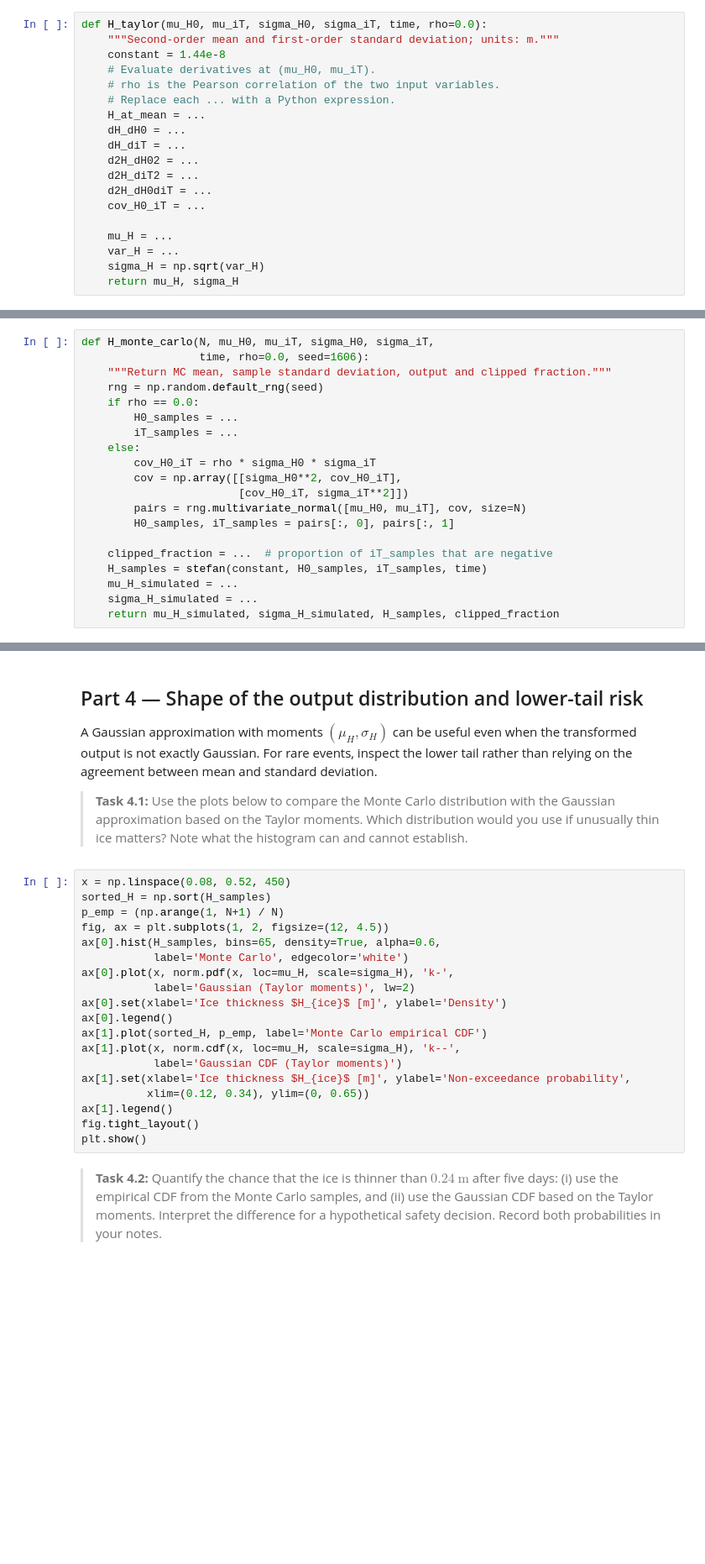
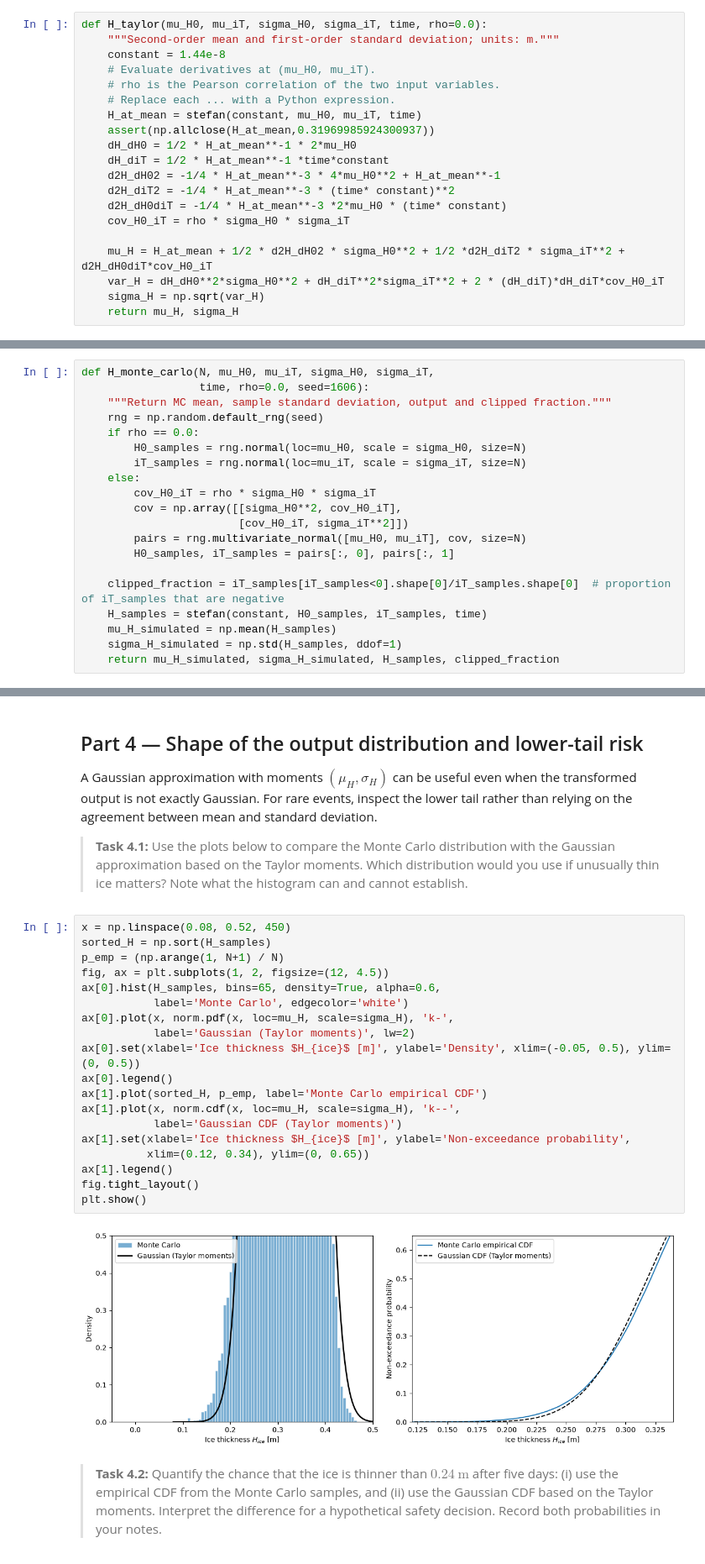
Before and after one commit to prajwalabc/GA1.6, a Jupyter notebook: icey_dicey.ipynb, the cells around one changed output, grey strips where cells are left out. Shown at 84% size. Drawn from its saved outputs; the diff is of its cells as text; blank space fills up the shorter version.

```diff
--- a/icey_dicey.ipynb
+++ b/icey_dicey.ipynb
@@ -75,16 +84,17 @@ def H_taylor(mu_H0, mu_iT, sigma_H0, sigma_iT, time, rho=0.0):
     # Evaluate derivatives at (mu_H0, mu_iT).
     # rho is the Pearson correlation of the two input variables.
     # Replace each ... with a Python expression.
-    H_at_mean = ...
-    dH_dH0 = ...
-    dH_diT = ...
-    d2H_dH02 = ...
-    d2H_diT2 = ...
-    d2H_dH0diT = ...
-    cov_H0_iT = ...
+    H_at_mean = stefan(constant, mu_H0, mu_iT, time)
+    assert(np.allclose(H_at_mean,0.31969985924300937))
+    dH_dH0 = 1/2 * H_at_mean**-1 * 2*mu_H0
+    dH_diT = 1/2 * H_at_mean**-1 *time*constant
+    d2H_dH02 = -1/4 * H_at_mean**-3 * 4*mu_H0**2 + H_at_mean**-1
+    d2H_diT2 = -1/4 * H_at_mean**-3 * (time* constant)**2
+    d2H_dH0diT = -1/4 * H_at_mean**-3 *2*mu_H0 * (time* constant)
+    cov_H0_iT = rho * sigma_H0 * sigma_iT
 
-    mu_H = ...
-    var_H = ...
+    mu_H = H_at_mean + 1/2 * d2H_dH02 * sigma_H0**2 + 1/2 *d2H_diT2 * sigma_iT**2 + d2H_dH0diT*cov_H0_iT
+    var_H = dH_dH0**2*sigma_H0**2 + dH_diT**2*sigma_iT**2 + 2 * (dH_diT)*dH_diT*cov_H0_iT
     sigma_H = np.sqrt(var_H)
     return mu_H, sigma_H
 # %% [markdown]
@@ -107,8 +121,8 @@ def H_monte_carlo(N, mu_H0, mu_iT, sigma_H0, sigma_iT,
     """Return MC mean, sample standard deviation, output and clipped fraction."""
     rng = np.random.default_rng(seed)
     if rho == 0.0:
-        H0_samples = ...
-        iT_samples = ...
+        H0_samples = rng.normal(loc=mu_H0, scale = sigma_H0, size=N)
+        iT_samples = rng.normal(loc=mu_iT, scale = sigma_iT, size=N)
     else:
         cov_H0_iT = rho * sigma_H0 * sigma_iT
         cov = np.array([[sigma_H0**2, cov_H0_iT],
@@ -116,10 +130,10 @@ def H_monte_carlo(N, mu_H0, mu_iT, sigma_H0, sigma_iT,
         pairs = rng.multivariate_normal([mu_H0, mu_iT], cov, size=N)
         H0_samples, iT_samples = pairs[:, 0], pairs[:, 1]
 
-    clipped_fraction = ...  # proportion of iT_samples that are negative
+    clipped_fraction = iT_samples[iT_samples<0].shape[0]/iT_samples.shape[0]  # proportion of iT_samples that are negative
     H_samples = stefan(constant, H0_samples, iT_samples, time)
-    mu_H_simulated = ...
-    sigma_H_simulated = ...
+    mu_H_simulated = np.mean(H_samples)
+    sigma_H_simulated = np.std(H_samples, ddof=1)
     return mu_H_simulated, sigma_H_simulated, H_samples, clipped_fraction
 # %% [markdown]
 > **Task 3.2:** Run $N=100000$ simulations. Compare the simulated moments with the Taylor approximations. The discrepancy consists of Taylor approximation error, Monte Carlo sampling variability and, in this exercise, the effect of clipping negative temperature deficits. Avoid interpreting a finite simulation as the exact physical distribution.
@@ -141,22 +161,24 @@ A Gaussian approximation with moments $(\mu_H,\sigma_H)$ can be useful even when
 # %%
 x = np.linspace(0.08, 0.52, 450)
 sorted_H = np.sort(H_samples)
 p_emp = (np.arange(1, N+1) / N)
 fig, ax = plt.subplots(1, 2, figsize=(12, 4.5))
 ax[0].hist(H_samples, bins=65, density=True, alpha=0.6,
            label='Monte Carlo', edgecolor='white')
 ax[0].plot(x, norm.pdf(x, loc=mu_H, scale=sigma_H), 'k-',
            label='Gaussian (Taylor moments)', lw=2)
-ax[0].set(xlabel='Ice thickness $H_{ice}$ [m]', ylabel='Density')
+ax[0].set(xlabel='Ice thickness $H_{ice}$ [m]', ylabel='Density', xlim=(-0.05, 0.5), ylim=(0, 0.5))
 ax[0].legend()
 ax[1].plot(sorted_H, p_emp, label='Monte Carlo empirical CDF')
 ax[1].plot(x, norm.cdf(x, loc=mu_H, scale=sigma_H), 'k--',
            label='Gaussian CDF (Taylor moments)')
 ax[1].set(xlabel='Ice thickness $H_{ice}$ [m]', ylabel='Non-exceedance probability',
           xlim=(0.12, 0.34), ylim=(0, 0.65))
 ax[1].legend()
 fig.tight_layout()
 plt.show()
+# %% [output]
+[figure, added]
 # %% [markdown]
 > **Task 4.2:** Quantify the chance that the ice is thinner than $0.24\ \mathrm{m}$ after five days: (i) use the empirical CDF from the Monte Carlo samples, and (ii) use the Gaussian CDF based on the Taylor moments. Interpret the difference for a hypothetical safety decision. Record both probabilities in your notes.
 # %%
```
Also changed, not shown: parts of 7 cells of this notebook.
